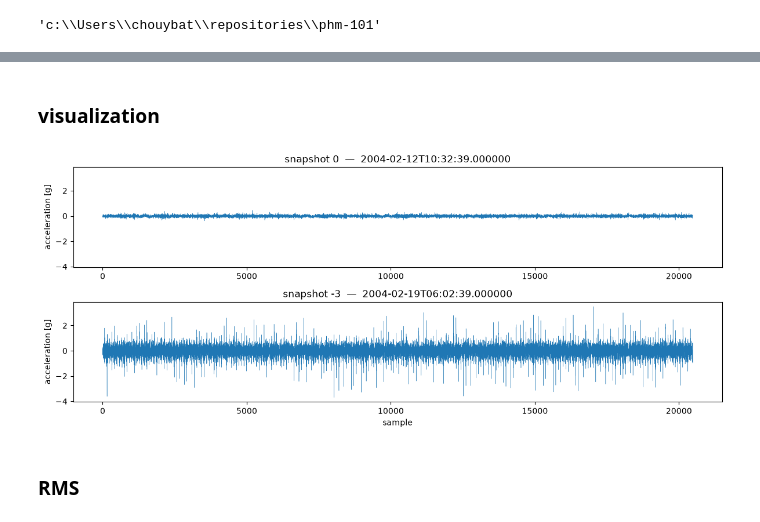
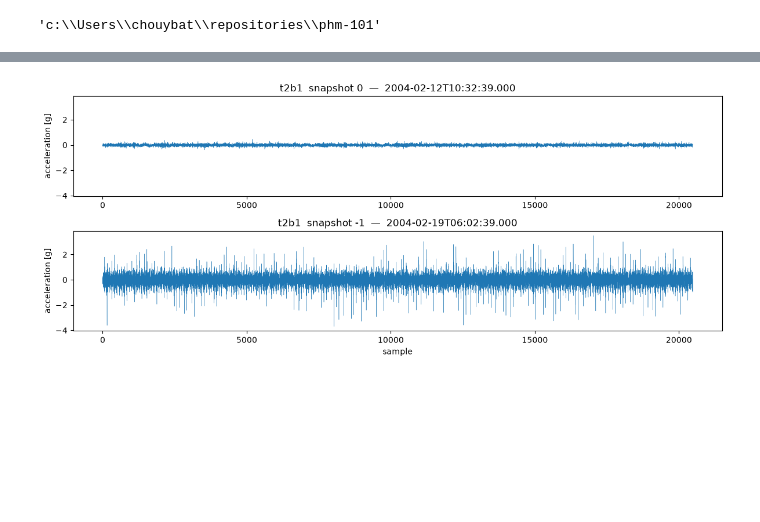
Before and after one commit to imran-git-000/phm-101, a Jupyter notebook: notebooks/ims_eda.ipynb, the cells around one changed output, grey strips where cells are left out. Cells and saved outputs as stored; diff of their text form; code cells hidden in the pictures; blank space fills up the shorter version.

```diff
--- a/notebooks/ims_eda.ipynb
+++ b/notebooks/ims_eda.ipynb
@@ -13,11 +13,13 @@ os.getcwd()
 # %%
 import matplotlib.pyplot as plt
 import numpy as np
+import pandas as pd
 
 from phm_101.data_loader import DataLoader
+from phm_101.utils.ims import CHANNELS
 
 loader = DataLoader()
 
-times, signals = loader.load('t2b1_x')
-signals.shape, signals.dtype
+data = loader.load('t2b1')
+data.signals.shape, data.signals.dtype, len(data)
 # %% [output]
@@ -25,16 +29,12 @@ signals.shape, signals.dtype
-# %% [markdown]
-### visualization
 # %%
 fig, axes = plt.subplots(2, 1, figsize=(12, 5), sharey=True)
 
-for ax, i in zip(axes, [0, -3], strict=False):
-    ax.plot(signals[i], lw=0.3)
-    ax.set_title(f'snapshot {i}  —  {times[i]}')
+for ax, i in zip(axes, [0, -1], strict=False):
+    ax.plot(data.signals[i], lw=0.3)
+    ax.set_title(f'{data.channel}  snapshot {i}  —  {data.timestamps[i]}')
     ax.set_ylabel('acceleration [g]')
 
 axes[-1].set_xlabel('sample')
 fig.tight_layout()
 # %% [output]
-[figure, old version]
+[figure, new version]
-# %% [markdown]
-### RMS
```
Also changed, not shown: parts of 24 cells of this notebook.
